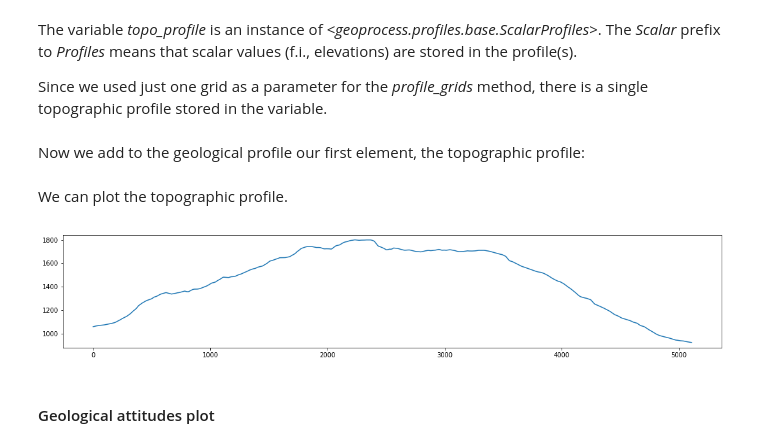
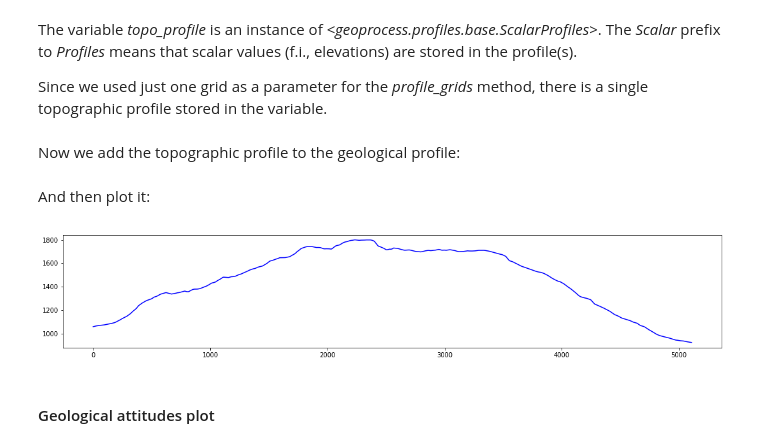
Before and after one commit to mauroalberti/geoprocess, a Jupyter notebook: docs/notebooks/Topographic profiles.ipynb, the cells around one changed output. Saved outputs shown, nothing was run; the diff lists cells and outputs as text; code cells hidden in the pictures.

```diff
--- a/docs/notebooks/Topographic profiles.ipynb
+++ b/docs/notebooks/Topographic profiles.ipynb
@@ -112,15 +113,15 @@ The *Scalar* prefix to *Profiles* means that scalar values (f.i., elevations) ar
 
 Since we used just one grid as a parameter for the *profile_grids* method, there is a single topographic profile stored in the variable.
 # %% [markdown]
-Now we add to the geological profile our first element, the topographic profile:
+Now we add the topographic profile to the geological profile:
 # %%
-geoprofile.add_scalar_profile(topo_profile)
+geoprofile.topo_profile = topo_profile
-# %% [markdown]
-We can plot the topographic profile.
+# %% [markdown]
+And then plot it:
 # %%
-geoprofile.plot_scalar_profiles()
+geoprofile.plot()
 # %% [output]
-[figure, old version]
+[figure, new version]
 # %% [markdown]
 #### Geological attitudes plot
 # %% [markdown]
```
Also changed, not shown: parts of 11 cells of this notebook, 8 other files.
